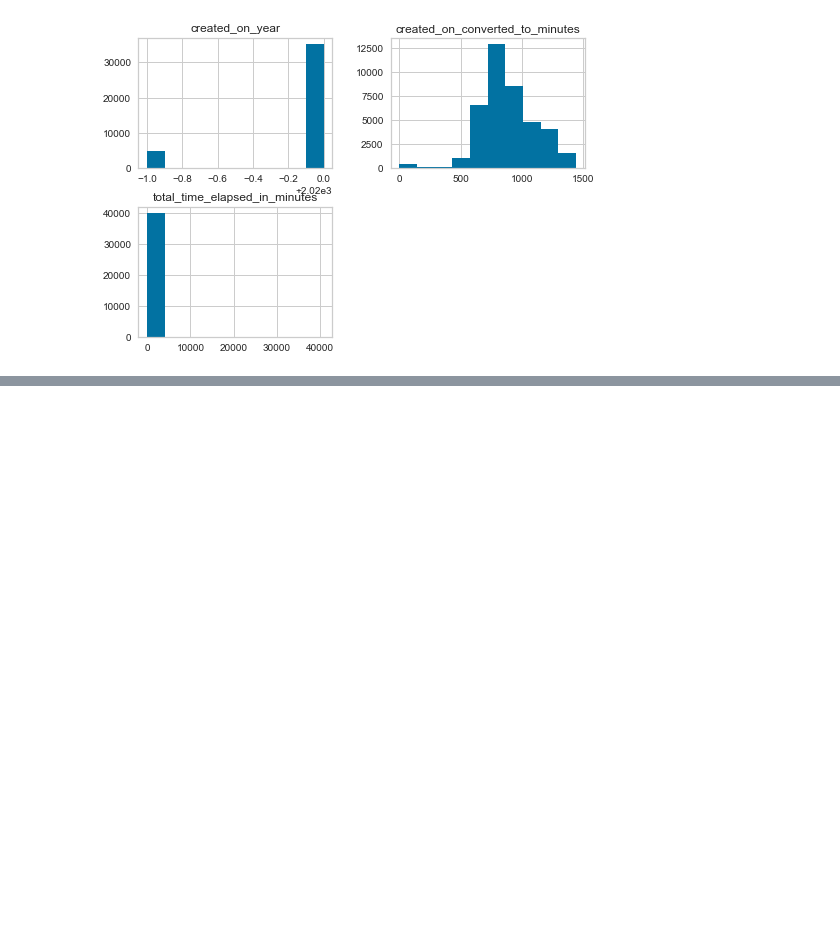
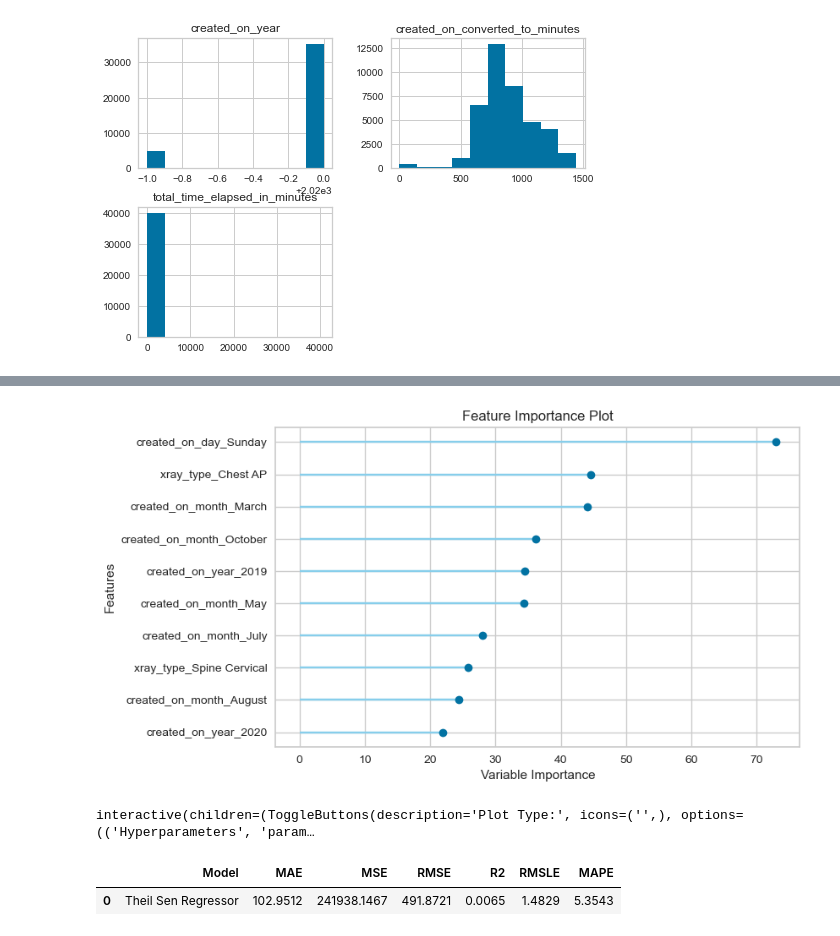
Before and after one commit to vishalkashyap95/DataAnalyst_Internship_learning, a Jupyter notebook: final_findings/predict_time_with_xray_type.ipynb, the cells around one changed output, grey strips where cells are left out. Cells and saved outputs as stored; diff of their text form; code cells hidden in the pictures; blank space fills up the shorter version.

```diff
--- a/final_findings/predict_time_with_xray_type.ipynb
+++ b/final_findings/predict_time_with_xray_type.ipynb
@@ -443,0 +521,13 @@ array([[<AxesSubplot:title={'center':'created_on_year'}>,
+# %%
+plot_model(tr,plot='feature')
+# %% [output]
+[figure, added]
+# %%
+evaluate_model(tr)
+# %% [output]
+interactive(children=(ToggleButtons(description='Plot Type:', icons=('',), options=(('Hyperparameters', 'param…
+# %%
+final_tr_model = predict_model(tr)
+# %% [output]
+|  | Model | MAE | MSE | RMSE | R2 | RMSLE | MAPE |
+| 0 | Theil Sen Regressor | 102.9512 | 241938.1467 | 491.8721 | 0.0065 | 1.4829 | 5.3543 |
```
Also changed, not shown: parts of 55 cells of this notebook, 10 other files.
